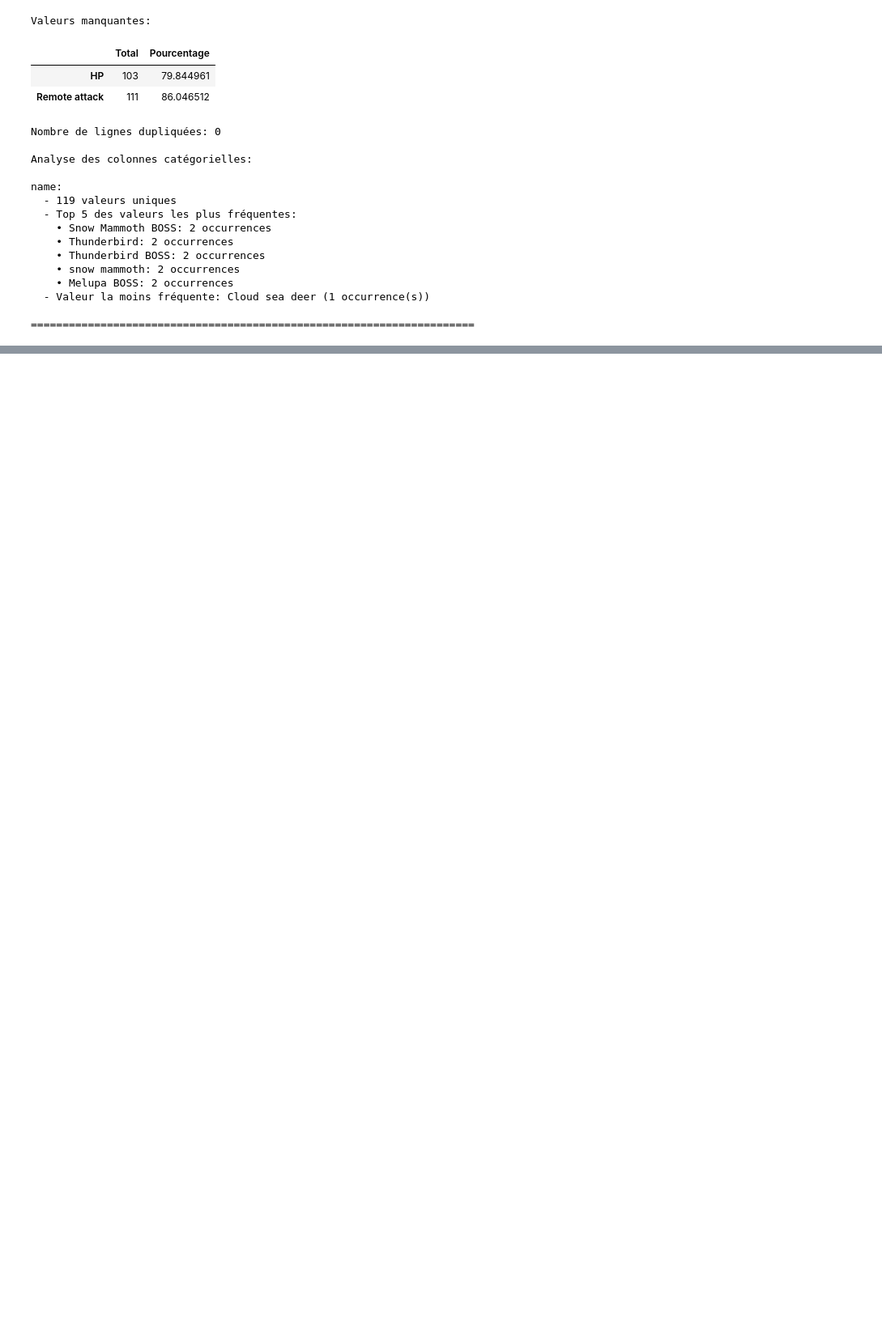
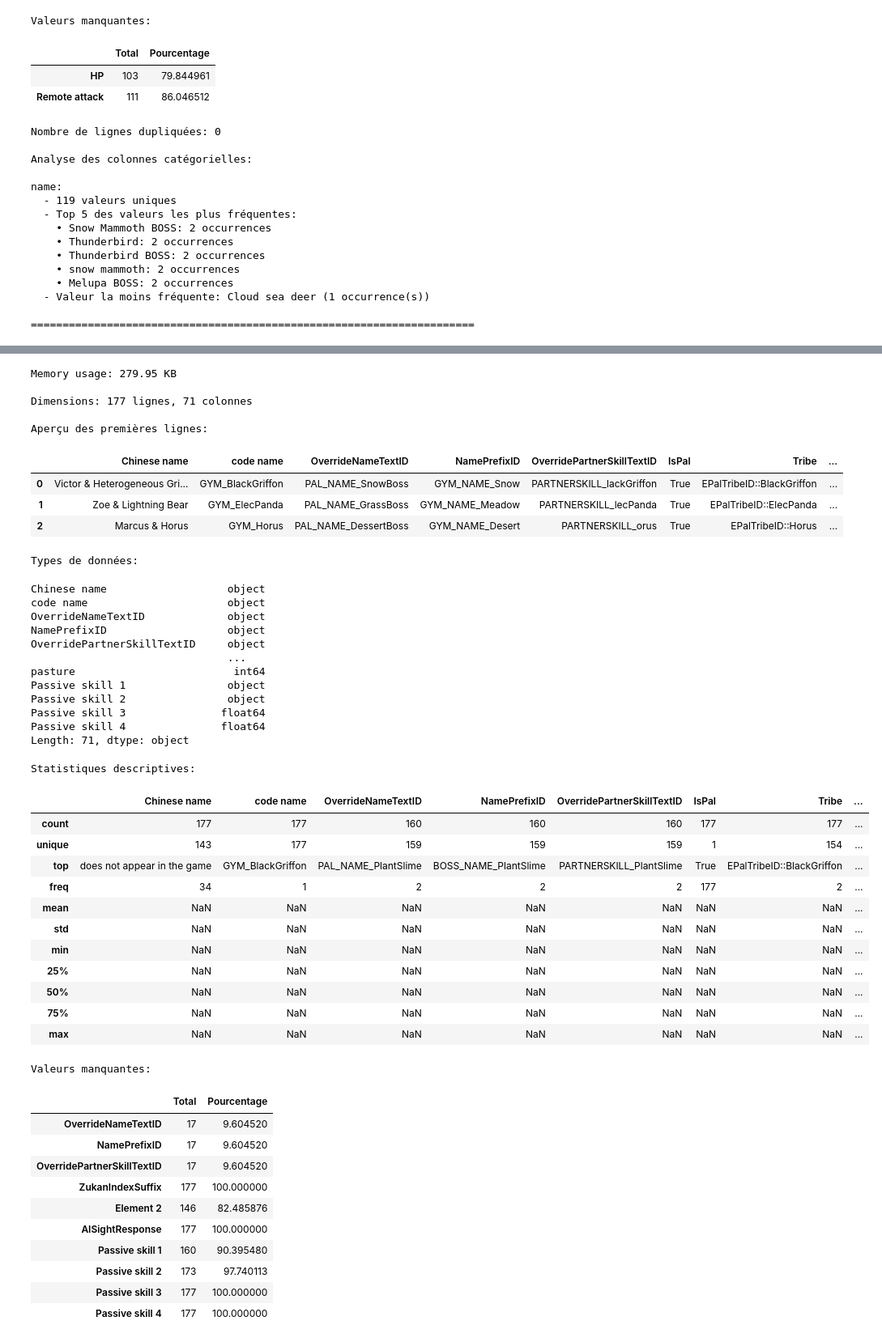
Before and after one commit to Paul-Emmanuel-Buffe/pals-analysis, a Jupyter notebook: notebooks/pals_analysis.ipynb, the cells around one changed output, grey strips where cells are left out. Shown at 81% size. Cells and saved outputs as stored; diff of their text form; code cells hidden in the pictures; blank space fills up the shorter version.

```diff
--- a/notebooks/pals_analysis.ipynb
+++ b/notebooks/pals_analysis.ipynb
@@ -1006,0 +1011,3 @@ name:
+# %%
+explore_dataframe(hidden_attribute, 'Hidden Attribute')
+# %% [output]
@@ -1006,0 +1033,47 @@ name:
+Memory usage: 279.95 KB
+
+Dimensions: 177 lignes, 71 colonnes
+
+Aperçu des premières lignes:
+|  | Chinese name | code name | OverrideNameTextID | NamePrefixID | OverridePartnerSkillTextID | IsPal | Tribe | ... |
+| 0 | Victor & Heterogeneous Gri... | GYM_BlackGriffon | PAL_NAME_SnowBoss | GYM_NAME_Snow | PARTNERSKILL_lackGriffon | True | EPalTribeID::BlackGriffon | ... |
+| 1 | Zoe & Lightning Bear | GYM_ElecPanda | PAL_NAME_GrassBoss | GYM_NAME_Meadow | PARTNERSKILL_lecPanda | True | EPalTribeID::ElecPanda | ... |
+| 2 | Marcus & Horus | GYM_Horus | PAL_NAME_DessertBoss | GYM_NAME_Desert | PARTNERSKILL_orus | True | EPalTribeID::Horus | ... |
+Types de données:
+Chinese name                   object
+code name                      object
+OverrideNameTextID             object
+NamePrefixID                   object
+OverridePartnerSkillTextID     object
+                               ...
+pasture                         int64
+Passive skill 1                object
+Passive skill 2                object
+Passive skill 3               float64
+Passive skill 4               float64
+Length: 71, dtype: object
+Statistiques descriptives:
+|  | Chinese name | code name | OverrideNameTextID | NamePrefixID | OverridePartnerSkillTextID | IsPal | Tribe | ... |
+| count | 177 | 177 | 160 | 160 | 160 | 177 | 177 | ... |
+| unique | 143 | 177 | 159 | 159 | 159 | 1 | 154 | ... |
+| top | does not appear in the game | GYM_BlackGriffon | PAL_NAME_PlantSlime | BOSS_NAME_PlantSlime | PARTNERSKILL_PlantSlime | True | EPalTribeID::BlackGriffon | ... |
+| freq | 34 | 1 | 2 | 2 | 2 | 177 | 2 | ... |
+| mean | NaN | NaN | NaN | NaN | NaN | NaN | NaN | ... |
+| std | NaN | NaN | NaN | NaN | NaN | NaN | NaN | ... |
+| min | NaN | NaN | NaN | NaN | NaN | NaN | NaN | ... |
+| 25% | NaN | NaN | NaN | NaN | NaN | NaN | NaN | ... |
+| 50% | NaN | NaN | NaN | NaN | NaN | NaN | NaN | ... |
+| 75% | NaN | NaN | NaN | NaN | NaN | NaN | NaN | ... |
+| max | NaN | NaN | NaN | NaN | NaN | NaN | NaN | ... |
+Valeurs manquantes:
+|  | Total | Pourcentage |
+| OverrideNameTextID | 17 | 9.604520 |
+| NamePrefixID | 17 | 9.604520 |
+| OverridePartnerSkillTextID | 17 | 9.604520 |
+| ZukanIndexSuffix | 177 | 100.000000 |
+| Element 2 | 146 | 82.485876 |
+| AISightResponse | 177 | 100.000000 |
+| Passive skill 1 | 160 | 90.395480 |
+| Passive skill 2 | 173 | 97.740113 |
+| Passive skill 3 | 177 | 100.000000 |
+| Passive skill 4 | 177 | 100.000000 |
```
Also changed, not shown: parts of 3 cells of this notebook.
